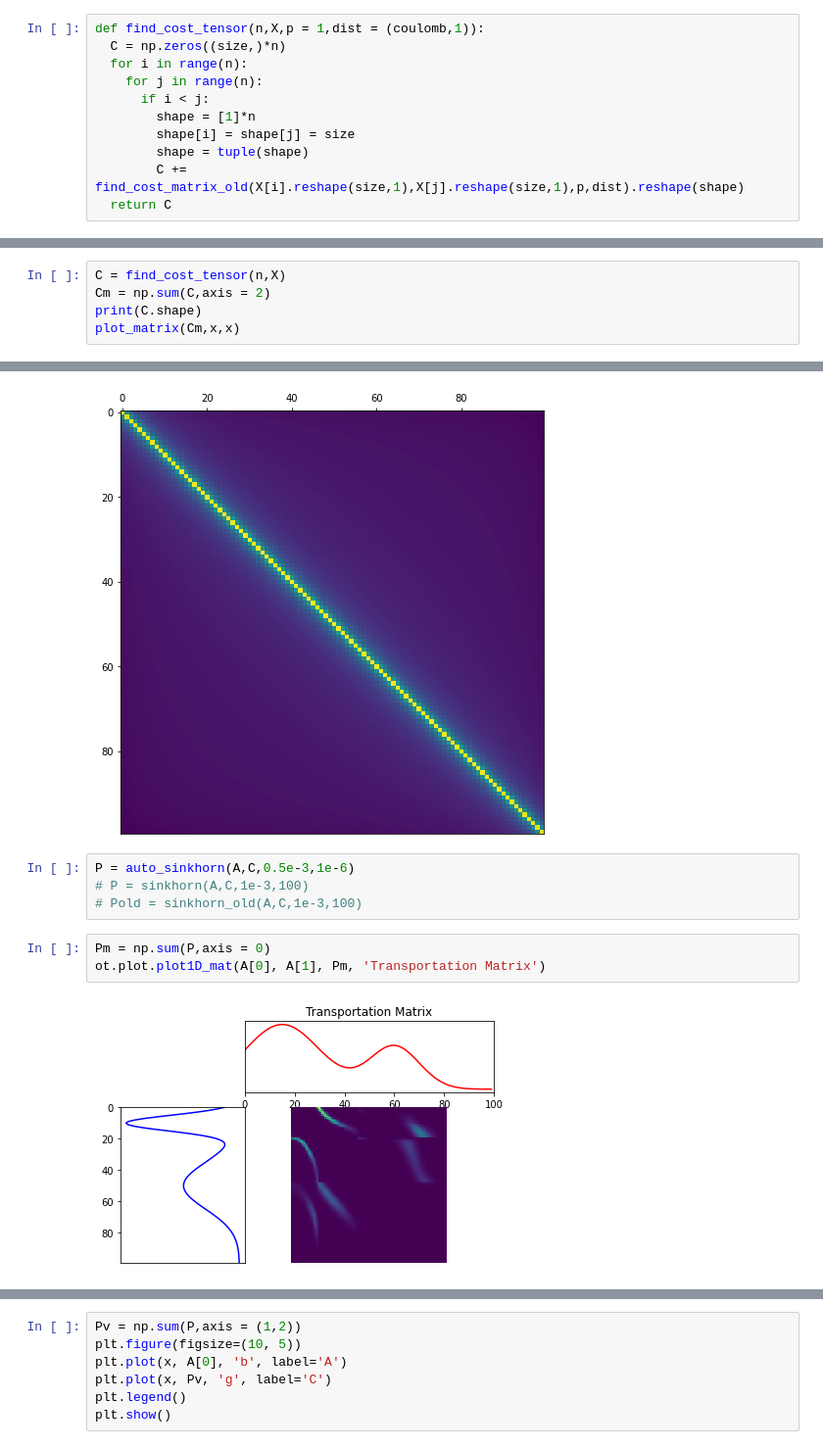
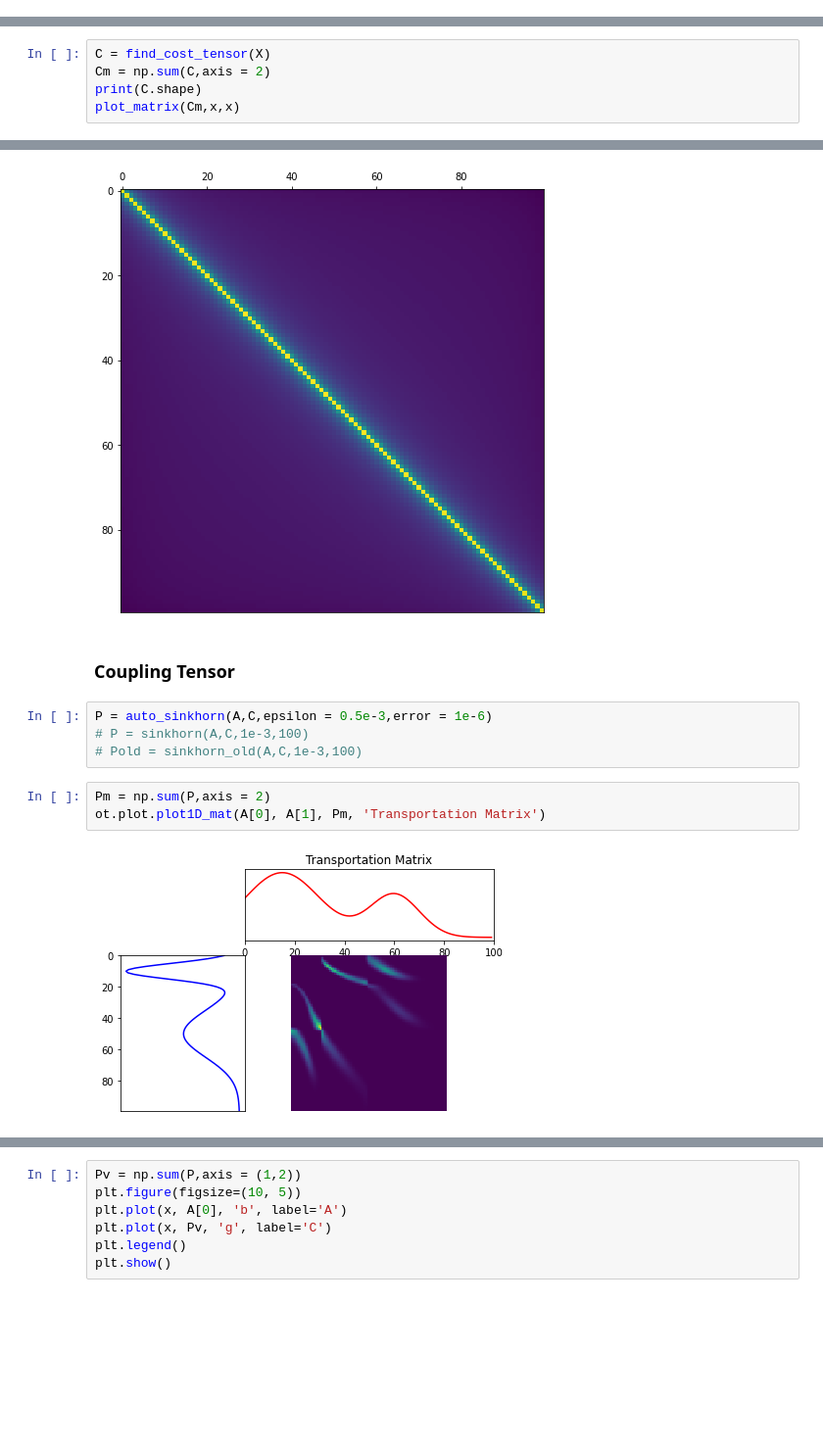
Before and after one commit to ramanakshay/Optimal-Transport, a Jupyter notebook: notebooks/multi_marginal_ot.ipynb, the cells around one changed output, grey strips where cells are left out. Shown at 98% size. Saved outputs shown, nothing was run; the diff lists cells and outputs as text; blank space fills up the shorter version.

```diff
--- a/notebooks/multi_marginal_ot.ipynb
+++ b/notebooks/multi_marginal_ot.ipynb
@@ -59,14 +57,3 @@ from utils.dist import find_cost_matrix,find_cost_matrix_old
-# %%
-def find_cost_tensor(n,X,p = 1,dist = (coulomb,1)):
-  C = np.zeros((size,)*n)
-  for i in range(n):
-    for j in range(n):
-      if i < j:
-        shape = [1]*n
-        shape[i] = shape[j] = size
-        shape = tuple(shape)
-        C += find_cost_matrix_old(X[i].reshape(size,1),X[j].reshape(size,1),p,dist).reshape(shape)
-  return C
 # %% [markdown]
 ## Sinkhorn Algorithm
 # %%
@@ -183,17 +174,19 @@ plt.show()
 # %%
-C = find_cost_tensor(n,X)
+C = find_cost_tensor(X)
 Cm = np.sum(C,axis = 2)
 print(C.shape)
 plot_matrix(Cm,x,x)
 # %% [output]
 (100, 100, 100)
 [figure]
+# %% [markdown]
+### Coupling Tensor
 # %%
-P = auto_sinkhorn(A,C,0.5e-3,1e-6)
+P = auto_sinkhorn(A,C,epsilon = 0.5e-3,error = 1e-6)
 # P = sinkhorn(A,C,1e-3,100)
 # Pold = sinkhorn_old(A,C,1e-3,100)
 # %%
-Pm = np.sum(P,axis = 0)
+Pm = np.sum(P,axis = 2)
 ot.plot.plot1D_mat(A[0], A[1], Pm, 'Transportation Matrix')
 # %% [output]
-[figure, old version]
+[figure, new version]
```
Also changed, not shown: parts of 7 cells of this notebook.
